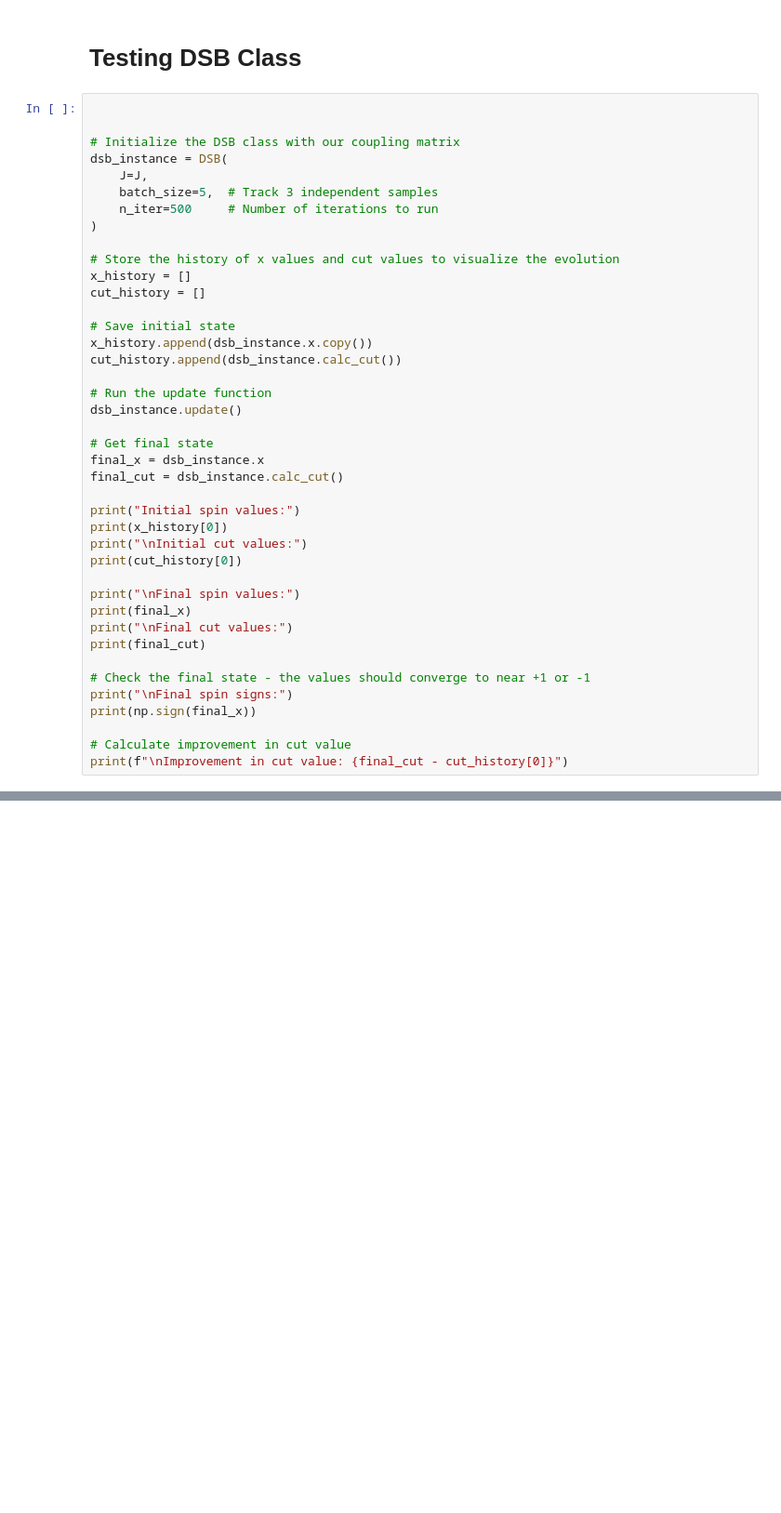
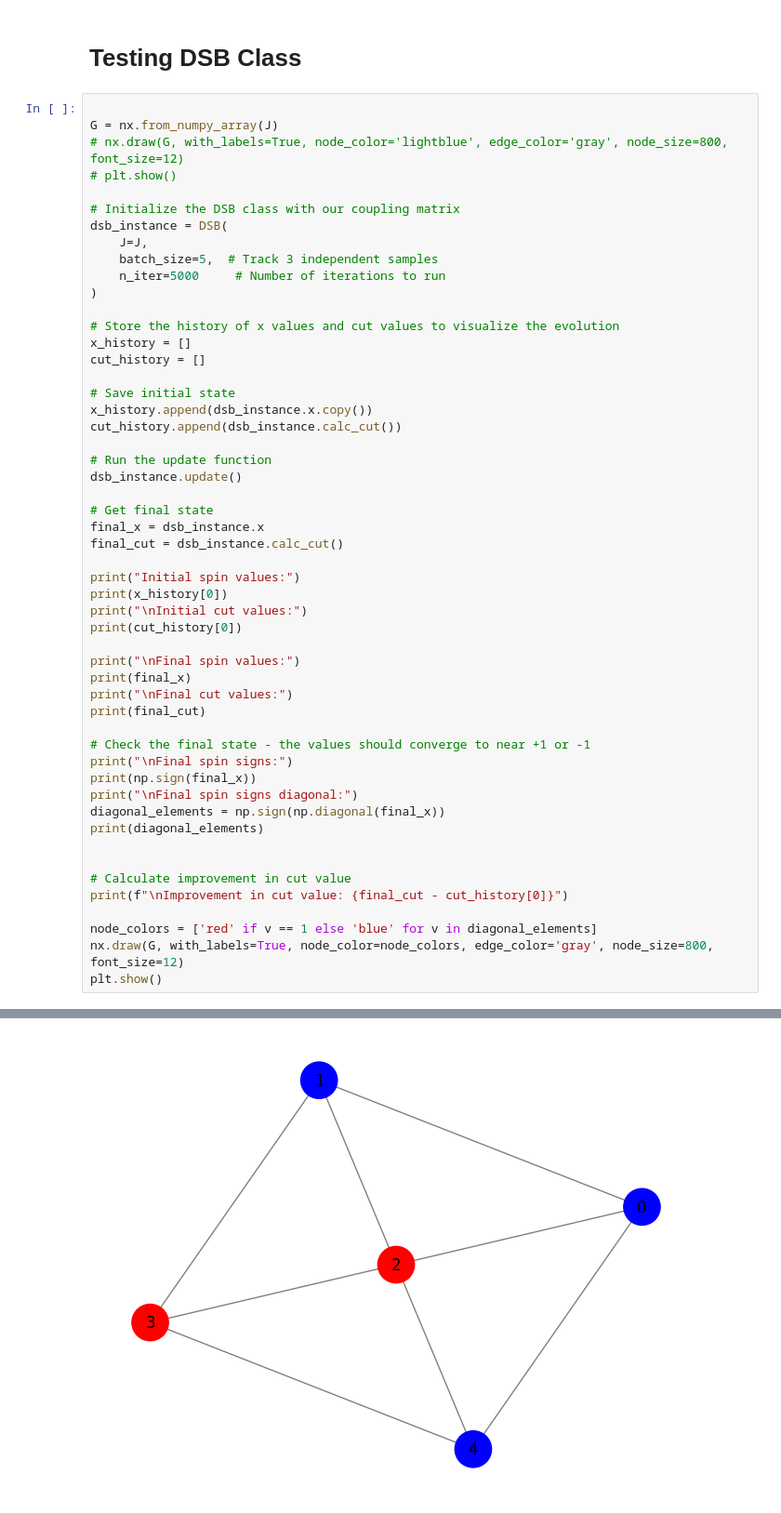
Before and after one commit to chaudhary-vivek/Quantum_inspired_CO, a Jupyter notebook: max_cut_dsb_standalone.ipynb, the cells around one changed output, grey strips where cells are left out. Shown: that part at 93% size. Saved outputs shown, nothing was run; the diff lists cells and outputs as text; blank space fills up the shorter version.

```diff
--- a/max_cut_dsb_standalone.ipynb
+++ b/max_cut_dsb_standalone.ipynb
@@ -344,12 +354,15 @@ Spin values (y):
 # Testing DSB Class
 # %%
 
+G = nx.from_numpy_array(J)
+# nx.draw(G, with_labels=True, node_color='lightblue', edge_color='gray', node_size=800, font_size=12)
+# plt.show()
 
 # Initialize the DSB class with our coupling matrix
 dsb_instance = DSB(
     J=J,
     batch_size=5,  # Track 3 independent samples
-    n_iter=500     # Number of iterations to run
+    n_iter=5000     # Number of iterations to run
 )
 
 # Store the history of x values and cut values to visualize the evolution
@@ -380,8 +393,16 @@ print(final_cut)
 # Check the final state - the values should converge to near +1 or -1
 print("\nFinal spin signs:")
 print(np.sign(final_x))
+print("\nFinal spin signs diagonal:")
+diagonal_elements = np.sign(np.diagonal(final_x))
+print(diagonal_elements)
+
 
 # Calculate improvement in cut value
 print(f"\nImprovement in cut value: {final_cut - cut_history[0]}")
+
+node_colors = ['red' if v == 1 else 'blue' for v in diagonal_elements]
+nx.draw(G, with_labels=True, node_color=node_colors, edge_color='gray', node_size=800, font_size=12)
+plt.show()
 # %% [output]
 Initial spin values:
@@ -403,0 +425 @@ Improvement in cut value: [0. 5. 6. 5. 6.]
+[figure, added]
```
Also changed, not shown: parts of 7 cells of this notebook, 5 other files.
